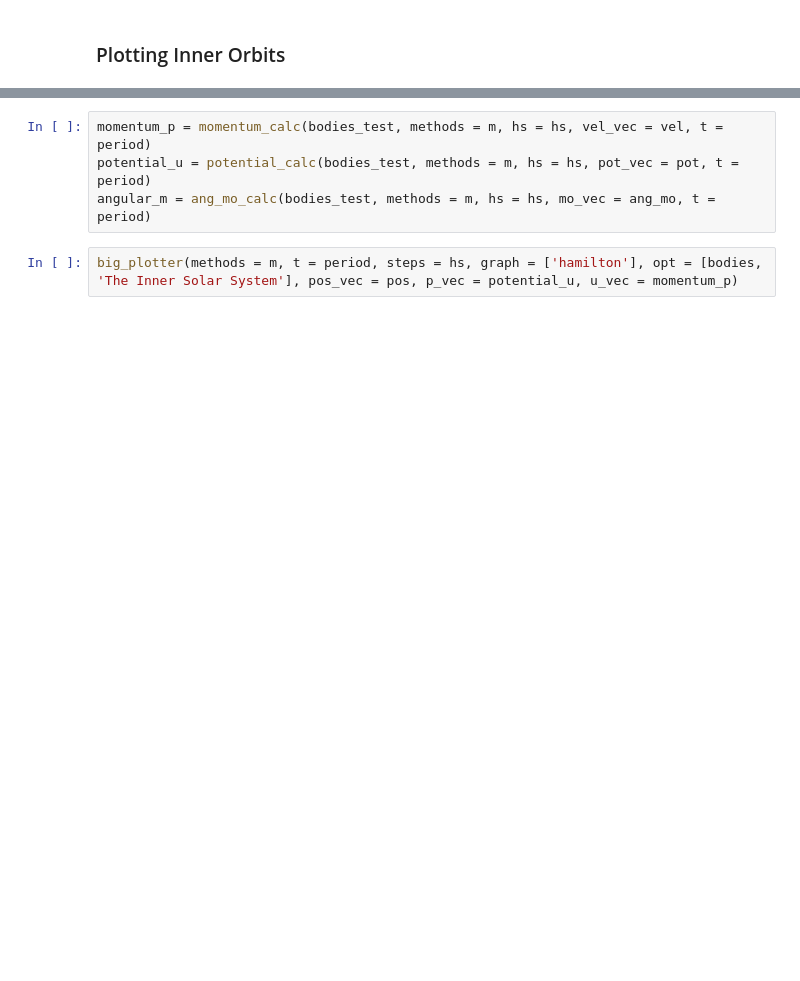
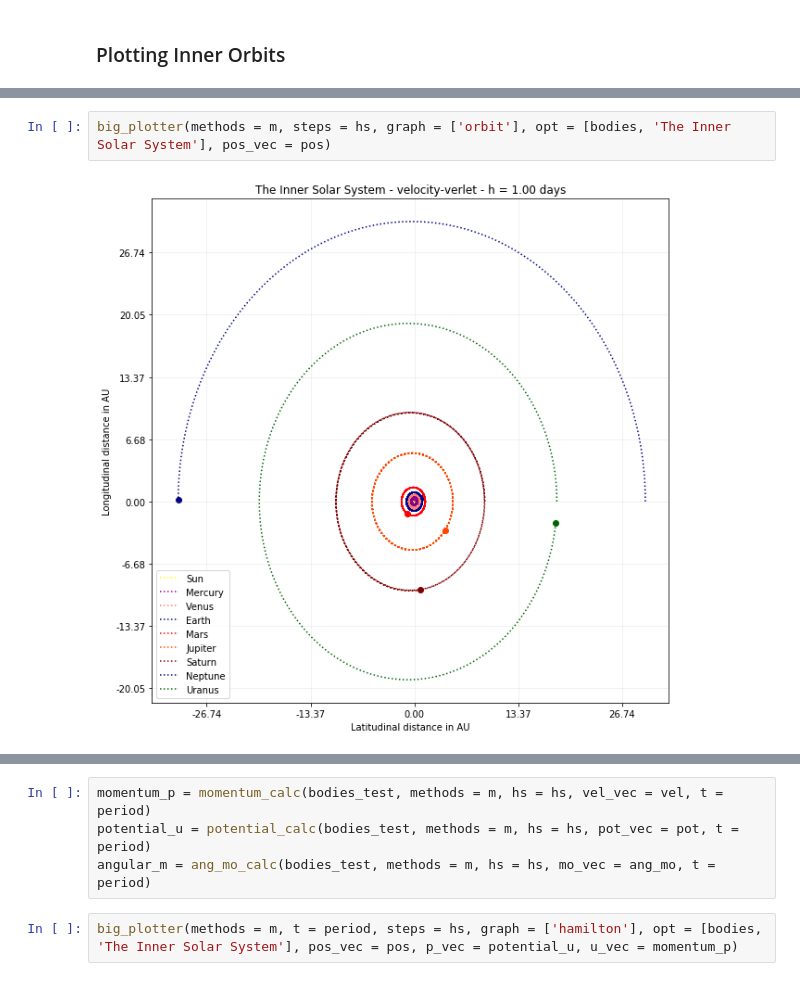
Before and after one commit to gil-miranda/university-courses, a Jupyter notebook: comp-cientifica-II-2019-2/Project-II/Teste/The Project-Copy1.ipynb, the cells around one changed output, grey strips where cells are left out. Drawn from its saved outputs; the diff is of its cells as text; blank space fills up the shorter version.

```diff
--- a/comp-cientifica-II-2019-2/Project-II/Teste/The Project-Copy1.ipynb
+++ b/comp-cientifica-II-2019-2/Project-II/Teste/The Project-Copy1.ipynb
@@ -510,2 +531,6 @@ big_plotter(methods = m, steps = hs, graph = ['orbit'], opt = [bodies_inner, 'Th
+# %%
+big_plotter(methods = m, steps = hs, graph = ['orbit'], opt = [bodies, 'The Inner Solar System'], pos_vec = pos)
+# %% [output]
+[figure, added]
 # %%
 big_plotter3D(methods = m, steps = hs, graph = ['orbit'], opt = [bodies_test, 'The Outer Solar System'], pos_vec = pos)
```
Also changed, not shown: parts of 43 cells of this notebook, 3 other files.
